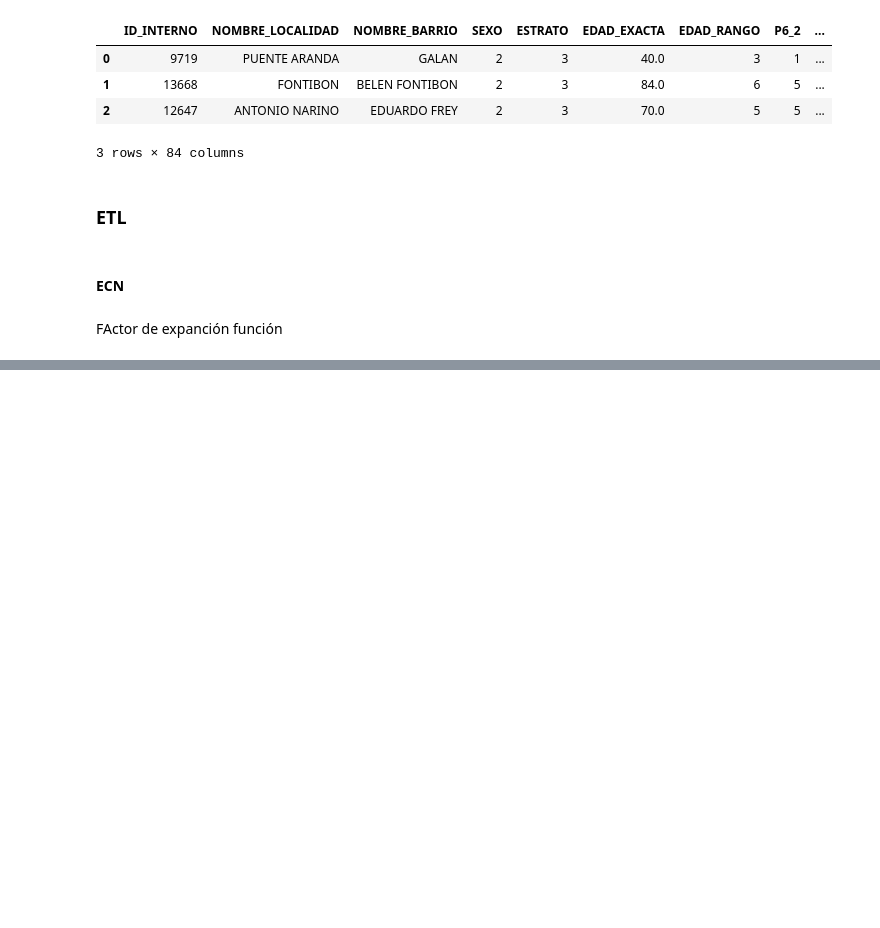
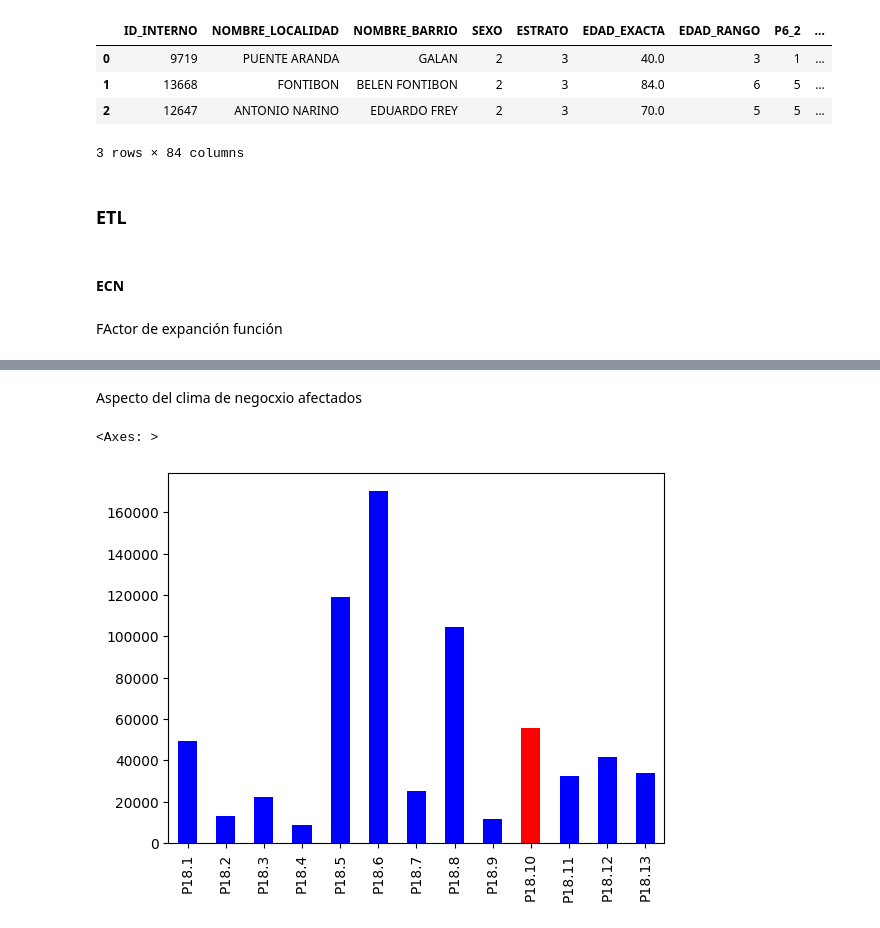
Before and after one commit to JuanParraG/dinamita-de-datos, a Jupyter notebook: Análisis de datos.ipynb, the cells around one changed output, grey strips where cells are left out. Cells and saved outputs as stored; diff of their text form; code cells hidden in the pictures; blank space fills up the shorter version.

```diff
--- a/Análisis de datos.ipynb
+++ b/Análisis de datos.ipynb
@@ -276,0 +265,10 @@ ECN2022EXP = factor_exp(ECN2022, 'F.EXPANSIÓN')
+# %% [markdown]
+Aspecto del clima de negocxio afectados
+# %%
+listaP18 = ["P18.1", "P18.2", "P18.3", "P18.4", "P18.5", "P18.6", "P18.7",
+            "P18.8", "P18.9", "P18.10", "P18.11", "P18.12", "P18.13"]
+preguntaP18 = ECN2022EXP[listaP18].sum()
+preguntaP18.plot(kind="bar",color=['red' if i == 9 else 'blue' for i in range(len(preguntaP18))])
+# %% [output]
+<Axes: >
+[figure, added]
```
Also changed, not shown: parts of 21 cells of this notebook.
